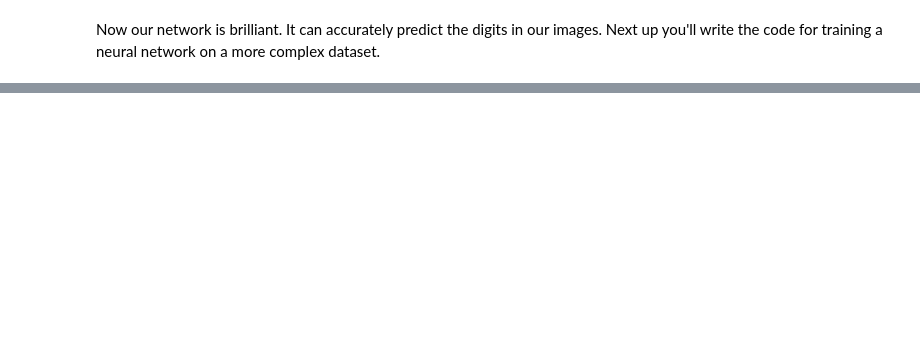
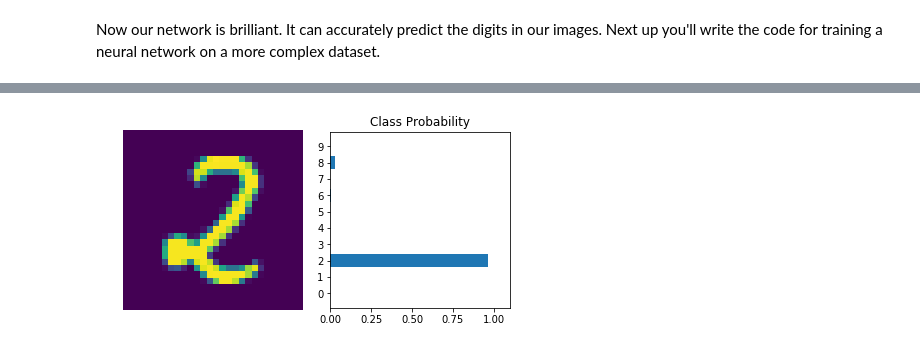
Before and after one commit to lleiou/deep-learning-v2-pytorch, a Jupyter notebook: intro-to-pytorch/Part 3 - Training Neural Networks (Exercises).ipynb, the cells around one changed output, grey strips where cells are left out. Drawn from its saved outputs; the diff is of its cells as text; code cells hidden in the pictures; blank space fills up the shorter version.

Commit message:
finish the 3rd notebook on intro to pytorch

```diff
--- a/intro-to-pytorch/Part 3 - Training Neural Networks (Exercises).ipynb
+++ b/intro-to-pytorch/Part 3 - Training Neural Networks (Exercises).ipynb
@@ -330,9 +330,13 @@ for e in range(epochs):
         # Flatten MNIST images into a 784 long vector
         images = images.view(images.shape[0], -1)
 
-        # TODO: Training pass
-
-        loss =
+        # Forward pass, get our logits
+        optimizer.zero_grad()
+        logits = model(images)
+        # Calculate the loss with the logits and the labels
+        loss = criterion(logits, labels)
+        loss.backward()
+        optimizer.step()
 
         running_loss += loss.item()
     else:
@@ -357,0 +372,72 @@ Now our network is brilliant. It can accurately predict the digits in our images
+# %%
+import torch
+from torch import nn
+import torch.nn.functional as F
+from torchvision import datasets, transforms
+from torch import optim
+
+
+# DATA PREPARATION
+## Define a transform to normalize the data
+transform = transforms.Compose([transforms.ToTensor(),
+                                transforms.Normalize((0.5, 0.5, 0.5), (0.5, 0.5, 0.5)),
+                              ])
+## Download and load the training data
+trainset = datasets.MNIST('~/.pytorch/MNIST_data/', download=True, train=True, transform=transform)
+trainloader = torch.utils.data.DataLoader(trainset, batch_size=64, shuffle=True)
+
+
+# MODEL TRAINING
+## Build a feed-forward network that returns the log-softmax as the output
+## ... and calculate the loss using the negative log likelihood loss.
+model = nn.Sequential(nn.Linear(784, 128),
+                      nn.ReLU(),
+                      nn.Linear(128, 64),
+                      nn.ReLU(),
+                      nn.Linear(64, 10),
+                      nn.LogSoftmax(dim=1))
+
+criterion = nn.NLLLoss()
+## use Stochastic Gradient Descent as optimizer that updates weights and bias for each iteration
+optimizer = optim.SGD(model.parameters(), lr=0.003)
+
+## train the model for 5 epochs
+epochs = 5
+for e in range(epochs):
+    running_loss = 0
+    for images, labels in trainloader:
+        ## Flatten MNIST images into a 784 long vector
+        images = images.view(images.shape[0], -1)
+        # Clear the gradients, do this because gradients are accumulated
+        optimizer.zero_grad()
+        ## make prediction
+        output = model(images)
+        ## calculate negative log likelihood loss
+        loss = criterion(output, labels)
+        ## use autograd to calculate gradient
+        loss.backward()
+        ## update weights and biases using the gradient calculated
+        optimizer.step()
+
+        running_loss += loss.item()
+    else:
+        print(f"Training loss: {running_loss/len(trainloader)}")
+
+
+## CHECK MODEL PREDICTION AFTER TRAINING
+
+%matplotlib inline
+import helper
+
+images, labels = next(iter(trainloader))
+
+img = images[0].view(1, 784)
+# Turn off gradients to speed up this part
+with torch.no_grad():
+    logps = model(img)
+
+# Output of the network are log-probabilities, need to take exponential for probabilities
+ps = torch.exp(logps)
+helper.view_classify(img.view(1, 28, 28), ps)
+# %% [output]
+[figure, added]
```
Also changed, not shown: parts of 4 cells of this notebook, 2 other files.
